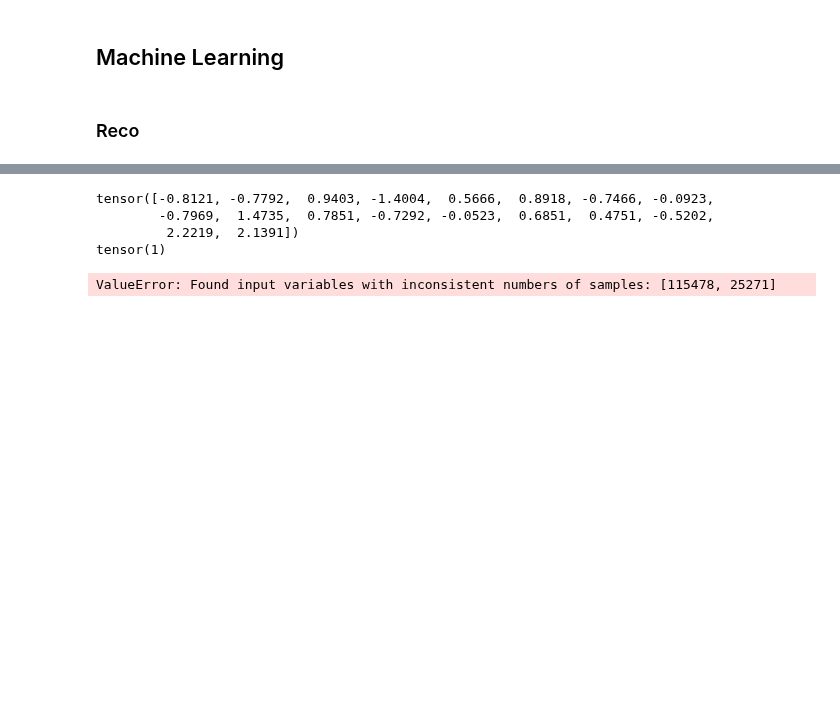
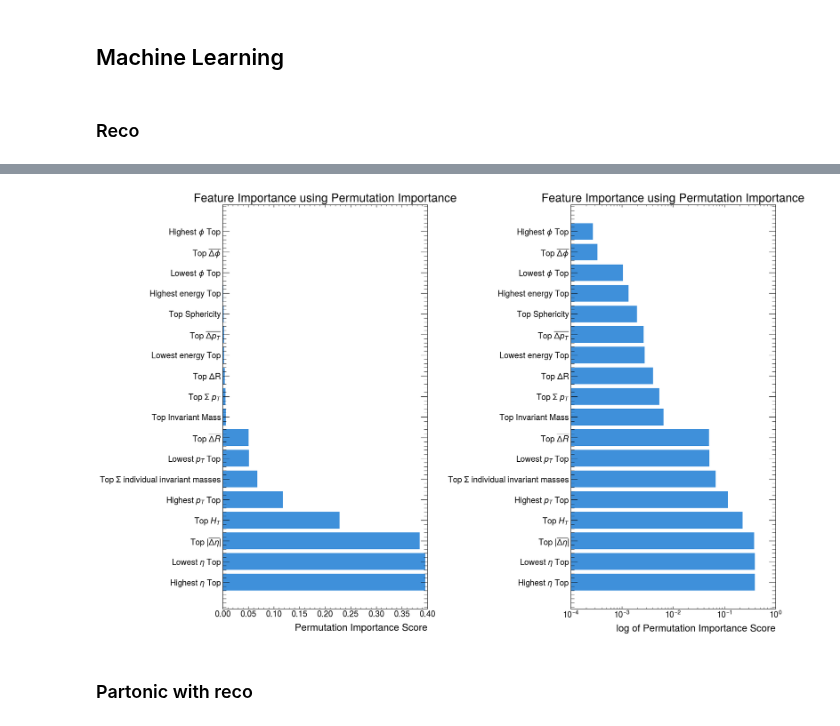
Before and after one commit to archiebrooks02/MPHYS-4Top, a Jupyter notebook: machine_learning_truth_data.ipynb, the cells around one changed output, grey strips where cells are left out. Drawn from its saved outputs; the diff is of its cells as text; code cells hidden in the pictures; blank space fills up the shorter version.

```diff
--- a/machine_learning_truth_data.ipynb
+++ b/machine_learning_truth_data.ipynb
@@ -1990,34 +1812,28 @@ Area under the Precision-Recall Curve: 0.9967
-# %%
-print(X_test_tensor_partonic[0])  # First feature set
-print(y_test_tensor_partonic[0])  # First label
-# %% [output]
-tensor([-0.8121, -0.7792,  0.9403, -1.4004,  0.5666,  0.8918, -0.7466, -0.0923,
-        -0.7969,  1.4735,  0.7851, -0.7292, -0.0523,  0.6851,  0.4751, -0.5202,
-         2.2219,  2.1391])
-tensor(1)
 # %%
 results_partonic = permutation_importance(NN_clf_partonic, X_test_tensor_partonic, y_test_tensor_partonic, n_repeats=30, random_state=42)
-feature_names_partonic = partonic_names_reduced
+feature_names_partonic = variable_names_partonic_reduced
 
 importance_scores_partonic = results_partonic.importances_mean
 
 feature_importance_partonic = sorted(zip(importance_scores_partonic), reverse=True)
 
 sorted_indices_partonic = np.argsort(importance_scores_partonic)[::-1]
 
 sorted_importance_scores_partonic = importance_scores_partonic[sorted_indices_partonic]
 sorted_feature_names_partonic = np.array(feature_names_partonic)[sorted_indices_partonic]
 
 fig, ax = plt.subplots(1,2,figsize=(20, 15))
 ax[0].barh(sorted_feature_names_partonic, sorted_importance_scores_partonic, align='center')
 ax[0].set_xlabel('Permutation Importance Score')
 ax[0].set_title('Feature Importance using Permutation Importance')
 
 ax[1].barh(sorted_feature_names_partonic, sorted_importance_scores_partonic, align='center')
 ax[1].set_xlabel('log of Permutation Importance Score')
 ax[1].set_xscale('log')
 ax[1].set_title('Feature Importance using Permutation Importance')
-plt.subplots_adjust(wspace=0.5)
+plt.subplots_adjust(wspace=0.7)
 plt.show()
 # %% [output]
-ValueError: Found input variables with inconsistent numbers of samples: [115478, 25271]
+[figure, added]
+# %% [markdown]
+### Partonic with reco
```
Also changed, not shown: parts of 31 cells of this notebook.
